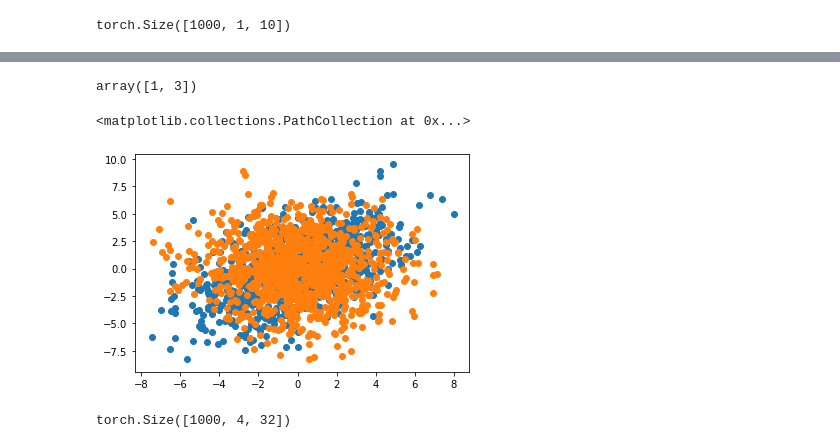
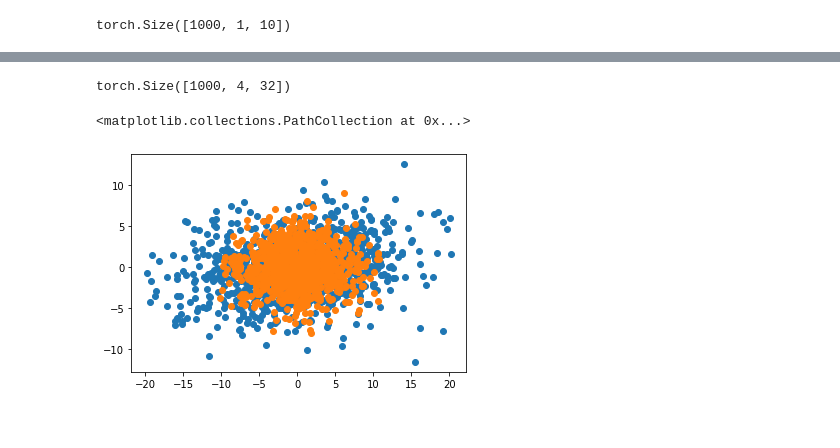
Before and after one commit to deoxyribose/experiments, a Jupyter notebook: Code generation from DAG.ipynb, the cells around one changed output, grey strips where cells are left out. Saved outputs shown, nothing was run; the diff lists cells and outputs as text; code cells hidden in the pictures.

```diff
--- a/Code generation from DAG.ipynb
+++ b/Code generation from DAG.ipynb
@@ -512,14 +203,14 @@ rand_idx = np.random.choice(10,2)
-# %%
-rand_idx
-# %% [output]
-array([1, 3])
-# %%
-plt.scatter(*data[:,rand_idx].T)
-plt.scatter(*foo['obs'][:,0,0,rand_idx].squeeze().T.detach())
-# %% [output]
-<matplotlib.collections.PathCollection at 0x...>
-[figure, removed]
 # %%
 foo['z_id'].shape
 # %% [output]
 torch.Size([1000, 4, 32])
+# %%
+rand_idx = np.random.choice(10,2, replace=False)
+
+rand_idx
+
+plt.scatter(*data[:,rand_idx].T)
+plt.scatter(*foo['obs'][:,0,0,rand_idx].squeeze().T.detach())
+# %% [output]
+<matplotlib.collections.PathCollection at 0x...>
+[figure, added]
```
Also changed, not shown: parts of 59 cells of this notebook, 3 other files.
